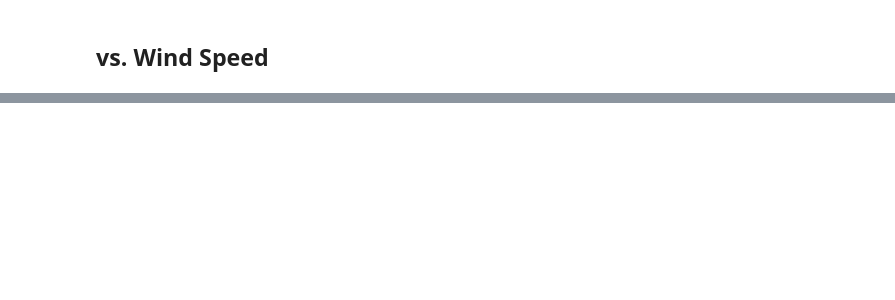
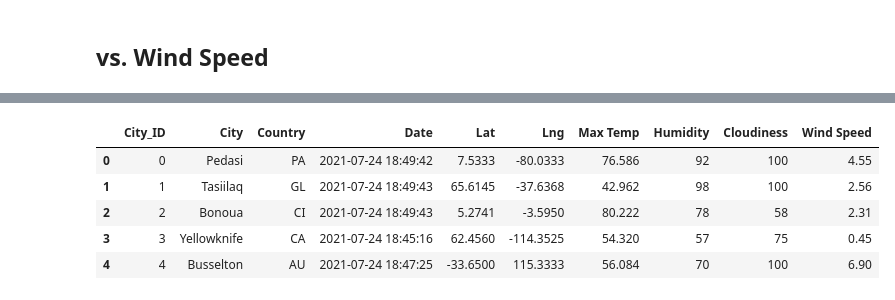
Before and after one commit to aseo67/World_Weather_Analysis, a Jupyter notebook: WeatherPy.ipynb, the cells around one changed output, grey strips where cells are left out. Drawn from its saved outputs; the diff is of its cells as text; code cells hidden in the pictures; blank space fills up the shorter version.

```diff
--- a/WeatherPy.ipynb
+++ b/WeatherPy.ipynb
@@ -432,0 +462,11 @@ Slope: -0.0, Intercept: 3.6, r-value: -0.026, p-value: 0.728, Std.Error: 0.012
+# %%
+# Store the CSV you saved created in part one into a DataFrame.
+city_data_df = pd.read_csv("weather_data/cities.csv")
+city_data_df.head()
+# %% [output]
+|  | City_ID | City | Country | Date | Lat | Lng | Max Temp | Humidity | Cloudiness | Wind Speed |
+| 0 | 0 | Pedasi | PA | 2021-07-24 18:49:42 | 7.5333 | -80.0333 | 76.586 | 92 | 100 | 4.55 |
+| 1 | 1 | Tasiilaq | GL | 2021-07-24 18:49:43 | 65.6145 | -37.6368 | 42.962 | 98 | 100 | 2.56 |
+| 2 | 2 | Bonoua | CI | 2021-07-24 18:49:43 | 5.2741 | -3.5950 | 80.222 | 78 | 58 | 2.31 |
+| 3 | 3 | Yellowknife | CA | 2021-07-24 18:45:16 | 62.4560 | -114.3525 | 54.320 | 57 | 75 | 0.45 |
+| 4 | 4 | Busselton | AU | 2021-07-24 18:47:25 | -33.6500 | 115.3333 | 56.084 | 70 | 100 | 6.90 |
```
Also changed, not shown: parts of 70 cells of this notebook, 7 other files.
